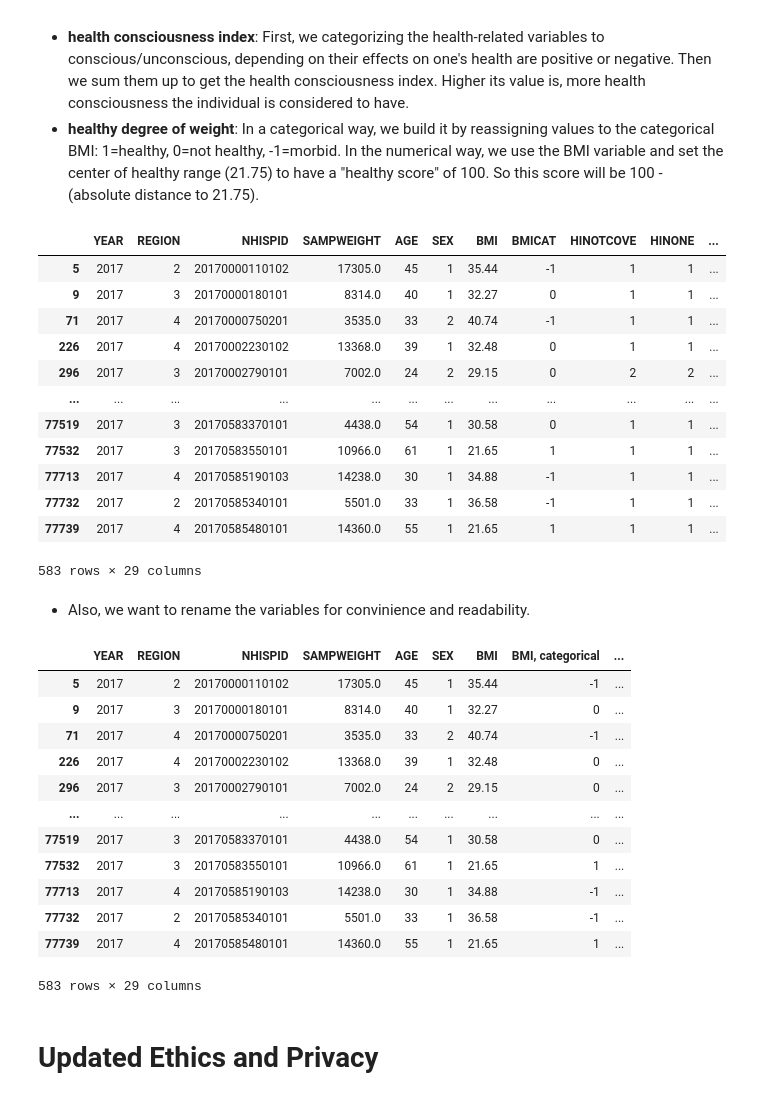
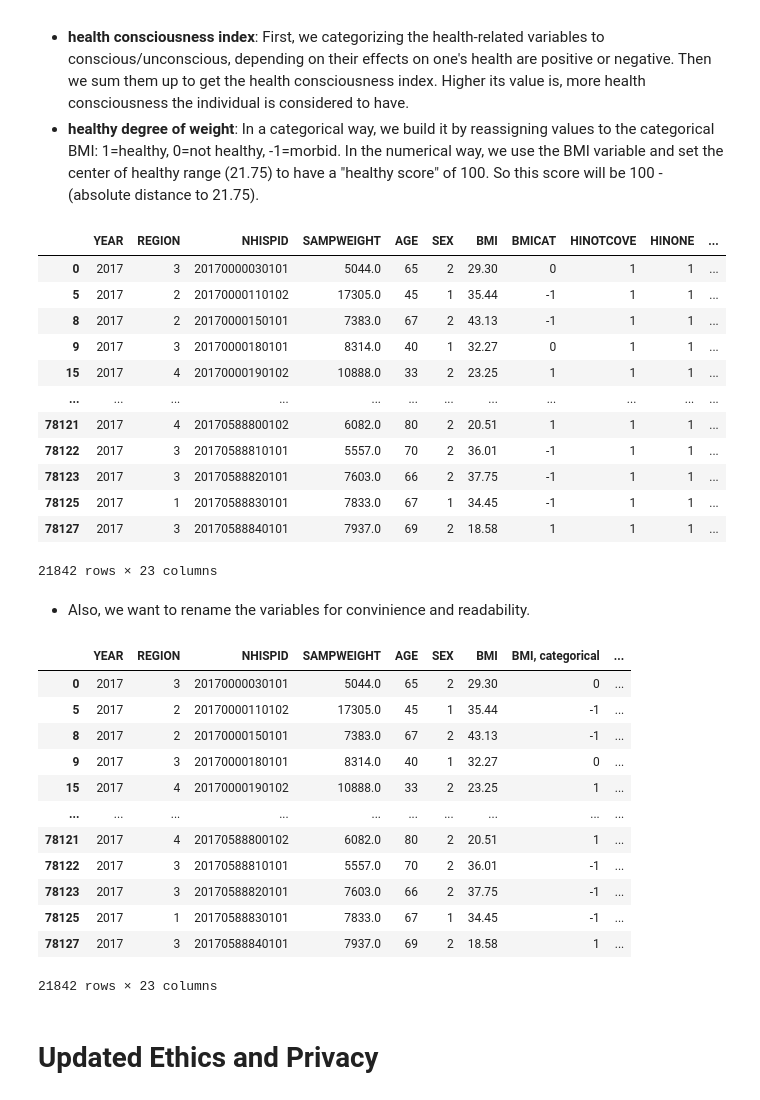
Before and after one commit to RosiePeng1/COGS108-Project, a Jupyter notebook: DataCheckpointGroup_Sp23_cogs108project.ipynb, the cells around one changed output. Cells and saved outputs as stored; diff of their text form; code cells hidden in the pictures.

```diff
--- a/DataCheckpointGroup_Sp23_cogs108project.ipynb
+++ b/DataCheckpointGroup_Sp23_cogs108project.ipynb
@@ -106,7 +106,7 @@ df.head(10)
 - This dataset uses certain values to represent missingness, so we cannot simply use dropna() in pandas. Instead, we exclude certain values.
 # %%
 ##dropping useless variables
-data = df.drop(columns=["PX", "PERWEIGHT", "ASTATFLG", "CSTATFLG", "MCAIDPREM", "QUITYRS"])
+data = df.drop(columns=["PX", "PERWEIGHT", "ASTATFLG", "CSTATFLG", "MCAIDPREM", "QUITYRS","ALC5UPYR","ALCAMT","CIGDAYMO","QUITNO","QUITTP","SMOKFREQNOW"])
 ## clean dataset by remove the rows that contains BMI = 0 and over 99 is unknown
 data = data.loc[(df['BMI']!=0) & (df['BMI']<99)]
 
@@ -119,23 +119,23 @@ data = data.loc[(data['HINONE']!=9) & data['HINONE']!=7]
 ## for HIP1COST higher than 99997 are useless data
 data = data.loc[(data['HIP1COST']<99997)]
 
-## ALC5UPYR over 990 are useless data
-data = data.loc[(data['ALC5UPYR']<990)]
+# ## ALC5UPYR over 990 are useless data
+# data = data.loc[(data['ALC5UPYR']<990)]
 
-## ALCAMT over 96 are useless
-data = data.loc[(data['ALCAMT']<96)]
+# ## ALCAMT over 96 are useless
+# data = data.loc[(data['ALCAMT']<96)]
 
-## CIGDAYMO over 90 are missing data
-data = data.loc[(data['CIGDAYMO']<90)]
+# ## CIGDAYMO over 90 are missing data
+# data = data.loc[(data['CIGDAYMO']<90)]
 
-## QUITNO over 900 are missing
-data = data.loc[(data['QUITNO']<900)]
+# ## QUITNO over 900 are missing
+# data = data.loc[(data['QUITNO']<900)]
 
-## QUITTP over 6 are missing
-data = data.loc[(data['QUITTP']<6)]
+# ## QUITTP over 6 are missing
+# data = data.loc[(data['QUITTP']<6)]
 
-## SMOKFREQNOW over 5 are missing data
-data = data.loc[(data['SMOKFREQNOW']<5)]
+# ## SMOKFREQNOW over 5 are missing data
+# data = data.loc[(data['SMOKFREQNOW']<5)]
 
 ## For MOD10FWK, 0=not apply and 97+ are missing values, so we remove them.
 data = data.loc[(data['MOD10FWK']!=0) & (data['MOD10FWK']<97)]
@@ -205,35 +205,39 @@ data
 - **healthy degree of weight**: In a categorical way, we build it by reassigning values to the categorical BMI: 1=healthy, 0=not healthy, -1=morbid. In the numerical way, we use the BMI variable and set the center of healthy range (21.75) to have a "healthy score" of 100. So this score will be 100 - (absolute distance to 21.75).
 # %%
 ##creating the health consciousness index column based on the health-related variables
-data['Health Consciousness index'] = data['HINOTCOVE']+data['HINONE']+data['HIP1COST']-data['ALC5UPYR']-data['ALCAMT']-data['CIGDAYMO']-data['SMOKFREQNOW']-data['SMKLSFREQNOW']+data['QUITNO']+data['QUITTP']+data['MOD10FWK']+data['VIG10FWK']+data['STRONGFWK']+data['DIETDYR']+data['WTPROGDYR']+data['DIETNOW']+data['WTPROGNOW']+data['HRSLEEP']+data['PCLOOKHELYR']
+##removed from the formula -data['ALC5UPYR']-data['ALCAMT']-data['CIGDAYMO']-data['SMOKFREQNOW']-data['SMKLSFREQNOW']+data['QUITNO']+data['QUITTP']
+data['Health Consciousness index'] = data['HINOTCOVE']+data['HINONE']+data['HIP1COST']+data['MOD10FWK']+data['VIG10FWK']+data['STRONGFWK']+data['DIETDYR']+data['WTPROGDYR']+data['DIETNOW']+data['WTPROGNOW']+data['HRSLEEP']+data['PCLOOKHELYR']
+
 ## creating healthy degree of weight colum based on BMI
 data['Healthy degree of weight'] = 100-abs(21.75-data['BMI'])
+
 ##determine the healthy weight score above 96 is healthy, between 96 to 89 is not healthy, and below 89 is morbid
 ## 18.5-24.9 is normal weight based on BMI thus 96 is the healthy standard
 def healthy_BMI(healthy_score):
     if healthy_score >= 96:
         return 1
     elif healthy_score <89:
         return -1
     else:
         return 0
+
 ## changing the catagorical BMI into 1 = healthy, 0 = not healthy, -1 = morbid, based on the healthy degree of weight
 data['BMICAT'] = data['Healthy degree of weight'].apply(healthy_BMI)
 data
 # %% [output]
 |  | YEAR | REGION | NHISPID | SAMPWEIGHT | AGE | SEX | BMI | BMICAT | HINOTCOVE | HINONE | ... |
+| 0 | 2017 | 3 | 20170000030101 | 5044.0 | 65 | 2 | 29.30 | 0 | 1 | 1 | ... |
 | 5 | 2017 | 2 | 20170000110102 | 17305.0 | 45 | 1 | 35.44 | -1 | 1 | 1 | ... |
+| 8 | 2017 | 2 | 20170000150101 | 7383.0 | 67 | 2 | 43.13 | -1 | 1 | 1 | ... |
 | 9 | 2017 | 3 | 20170000180101 | 8314.0 | 40 | 1 | 32.27 | 0 | 1 | 1 | ... |
-| 71 | 2017 | 4 | 20170000750201 | 3535.0 | 33 | 2 | 40.74 | -1 | 1 | 1 | ... |
-| 226 | 2017 | 4 | 20170002230102 | 13368.0 | 39 | 1 | 32.48 | 0 | 1 | 1 | ... |
-| 296 | 2017 | 3 | 20170002790101 | 7002.0 | 24 | 2 | 29.15 | 0 | 2 | 2 | ... |
+| 15 | 2017 | 4 | 20170000190102 | 10888.0 | 33 | 2 | 23.25 | 1 | 1 | 1 | ... |
 | ... | ... | ... | ... | ... | ... | ... | ... | ... | ... | ... | ... |
-| 77519 | 2017 | 3 | 20170583370101 | 4438.0 | 54 | 1 | 30.58 | 0 | 1 | 1 | ... |
-| 77532 | 2017 | 3 | 20170583550101 | 10966.0 | 61 | 1 | 21.65 | 1 | 1 | 1 | ... |
-| 77713 | 2017 | 4 | 20170585190103 | 14238.0 | 30 | 1 | 34.88 | -1 | 1 | 1 | ... |
-| 77732 | 2017 | 2 | 20170585340101 | 5501.0 | 33 | 1 | 36.58 | -1 | 1 | 1 | ... |
-| 77739 | 2017 | 4 | 20170585480101 | 14360.0 | 55 | 1 | 21.65 | 1 | 1 | 1 | ... |
+| 78121 | 2017 | 4 | 20170588800102 | 6082.0 | 80 | 2 | 20.51 | 1 | 1 | 1 | ... |
+| 78122 | 2017 | 3 | 20170588810101 | 5557.0 | 70 | 2 | 36.01 | -1 | 1 | 1 | ... |
+| 78123 | 2017 | 3 | 20170588820101 | 7603.0 | 66 | 2 | 37.75 | -1 | 1 | 1 | ... |
+| 78125 | 2017 | 1 | 20170588830101 | 7833.0 | 67 | 1 | 34.45 | -1 | 1 | 1 | ... |
+| 78127 | 2017 | 3 | 20170588840101 | 7937.0 | 69 | 2 | 18.58 | 1 | 1 | 1 | ... |
-583 rows × 29 columns
+21842 rows × 23 columns
 # %% [markdown]
 - Also, we want to rename the variables for convinience and readability.
 # %%
@@ -249,18 +253,18 @@ data = data.rename(columns = {"BMICAT":"BMI, categorical","HINOTCOVE":"Person La
 data
 # %% [output]
 |  | YEAR | REGION | NHISPID | SAMPWEIGHT | AGE | SEX | BMI | BMI, categorical | ... |
+| 0 | 2017 | 3 | 20170000030101 | 5044.0 | 65 | 2 | 29.30 | 0 | ... |
 | 5 | 2017 | 2 | 20170000110102 | 17305.0 | 45 | 1 | 35.44 | -1 | ... |
+| 8 | 2017 | 2 | 20170000150101 | 7383.0 | 67 | 2 | 43.13 | -1 | ... |
 | 9 | 2017 | 3 | 20170000180101 | 8314.0 | 40 | 1 | 32.27 | 0 | ... |
-| 71 | 2017 | 4 | 20170000750201 | 3535.0 | 33 | 2 | 40.74 | -1 | ... |
-| 226 | 2017 | 4 | 20170002230102 | 13368.0 | 39 | 1 | 32.48 | 0 | ... |
-| 296 | 2017 | 3 | 20170002790101 | 7002.0 | 24 | 2 | 29.15 | 0 | ... |
+| 15 | 2017 | 4 | 20170000190102 | 10888.0 | 33 | 2 | 23.25 | 1 | ... |
 | ... | ... | ... | ... | ... | ... | ... | ... | ... | ... |
-| 77519 | 2017 | 3 | 20170583370101 | 4438.0 | 54 | 1 | 30.58 | 0 | ... |
-| 77532 | 2017 | 3 | 20170583550101 | 10966.0 | 61 | 1 | 21.65 | 1 | ... |
-| 77713 | 2017 | 4 | 20170585190103 | 14238.0 | 30 | 1 | 34.88 | -1 | ... |
-| 77732 | 2017 | 2 | 20170585340101 | 5501.0 | 33 | 1 | 36.58 | -1 | ... |
-| 77739 | 2017 | 4 | 20170585480101 | 14360.0 | 55 | 1 | 21.65 | 1 | ... |
+| 78121 | 2017 | 4 | 20170588800102 | 6082.0 | 80 | 2 | 20.51 | 1 | ... |
+| 78122 | 2017 | 3 | 20170588810101 | 5557.0 | 70 | 2 | 36.01 | -1 | ... |
+| 78123 | 2017 | 3 | 20170588820101 | 7603.0 | 66 | 2 | 37.75 | -1 | ... |
+| 78125 | 2017 | 1 | 20170588830101 | 7833.0 | 67 | 1 | 34.45 | -1 | ... |
+| 78127 | 2017 | 3 | 20170588840101 | 7937.0 | 69 | 2 | 18.58 | 1 | ... |
-583 rows × 29 columns
+21842 rows × 23 columns
 # %% [markdown]
 <a id='updated ethics'></a>
 # Updated Ethics and Privacy
```
Also changed, not shown: parts of 1 cell of this notebook.
